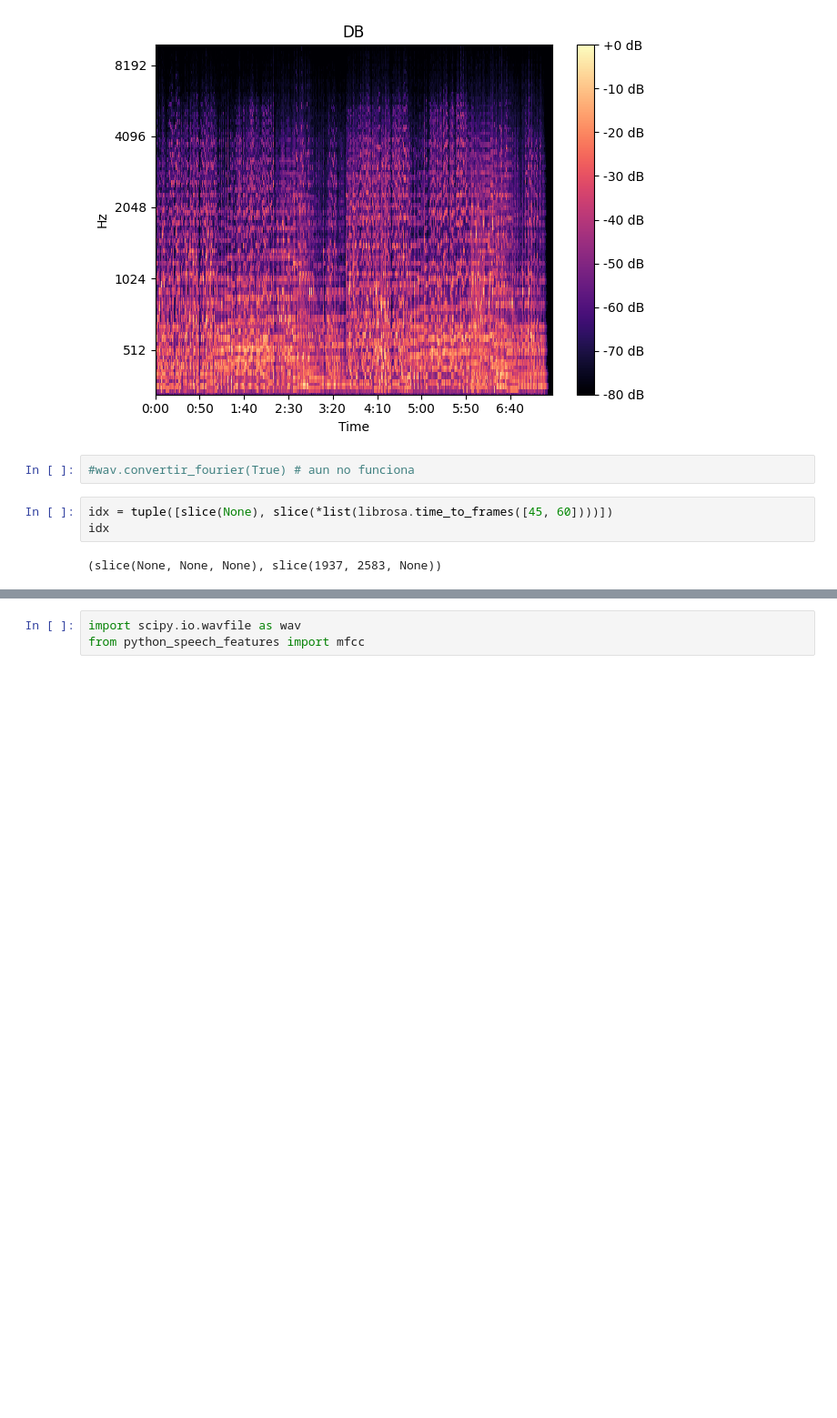
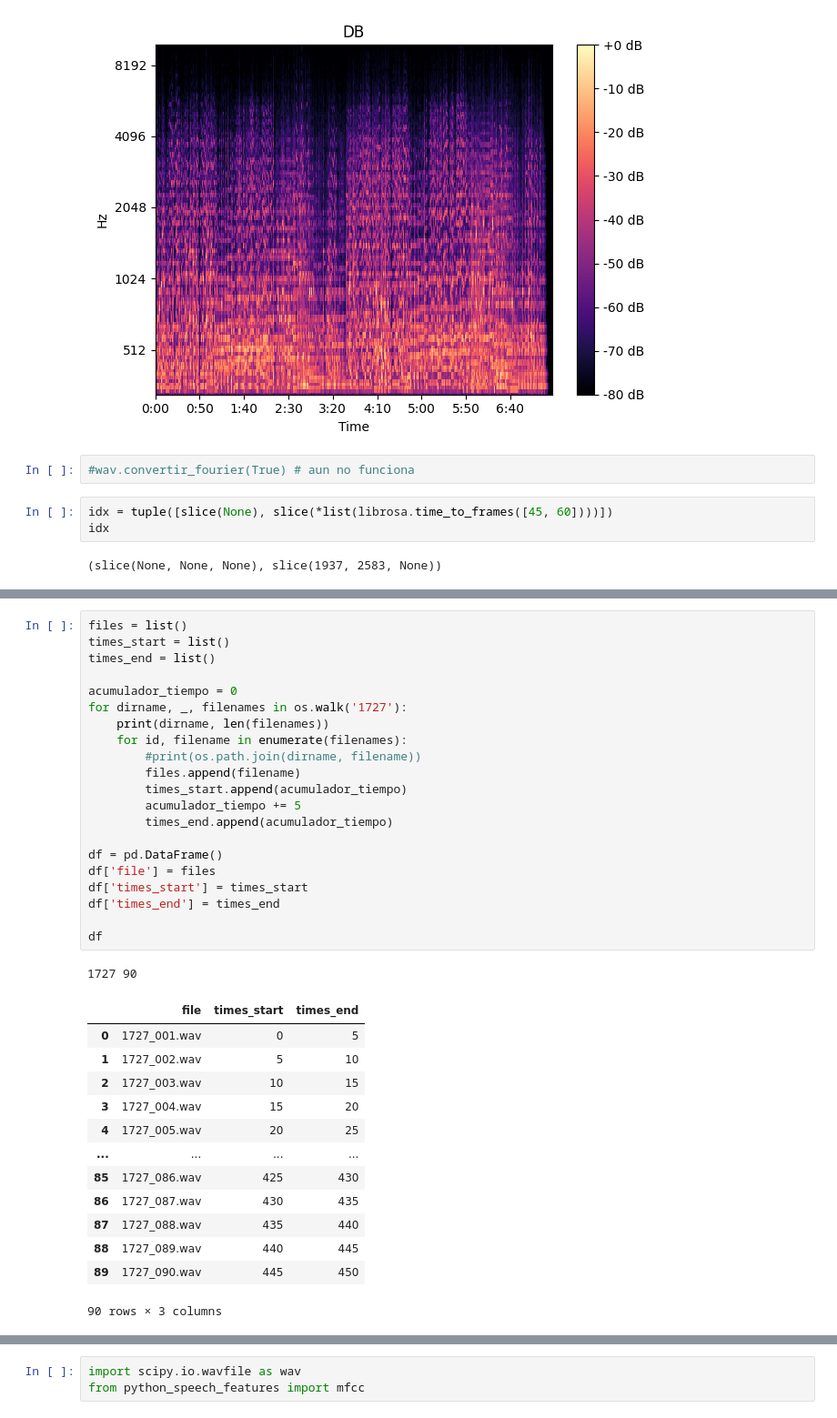
Before and after one commit to wisrovi/TFM2022, a Jupyter notebook: TFM.ipynb, the cells around one changed output, grey strips where cells are left out. Shown at 91% size. Drawn from its saved outputs; the diff is of its cells as text; blank space fills up the shorter version.

```diff
--- a/TFM.ipynb
+++ b/TFM.ipynb
@@ -184,0 +208,36 @@ You should consider upgrading via the '/usr/bin/python3 -m pip install --upgrade
+# %%
+files = list()
+times_start = list()
+times_end = list()
+
+acumulador_tiempo = 0
+for dirname, _, filenames in os.walk('1727'):
+    print(dirname, len(filenames))
+    for id, filename in enumerate(filenames):
+        #print(os.path.join(dirname, filename))
+        files.append(filename)
+        times_start.append(acumulador_tiempo)
+        acumulador_tiempo += 5
+        times_end.append(acumulador_tiempo)
+
+df = pd.DataFrame()
+df['file'] = files
+df['times_start'] = times_start
+df['times_end'] = times_end
+
+df
+# %% [output]
+1727 90
+|  | file | times_start | times_end |
+| 0 | 1727_001.wav | 0 | 5 |
+| 1 | 1727_002.wav | 5 | 10 |
+| 2 | 1727_003.wav | 10 | 15 |
+| 3 | 1727_004.wav | 15 | 20 |
+| 4 | 1727_005.wav | 20 | 25 |
+| ... | ... | ... | ... |
+| 85 | 1727_086.wav | 425 | 430 |
+| 86 | 1727_087.wav | 430 | 435 |
+| 87 | 1727_088.wav | 435 | 440 |
+| 88 | 1727_089.wav | 440 | 445 |
+| 89 | 1727_090.wav | 445 | 450 |
+90 rows × 3 columns
```
Also changed, not shown: parts of 14 cells of this notebook, 3 other files.
